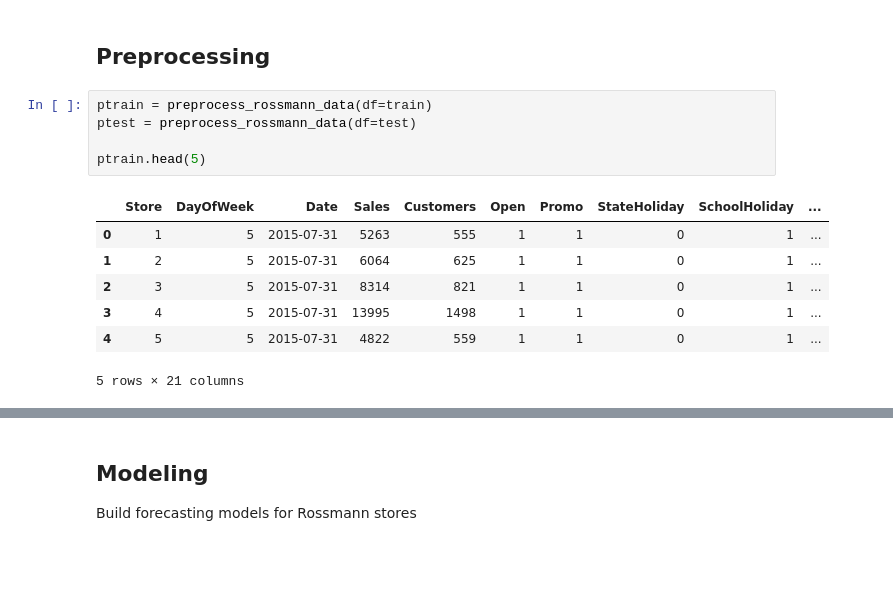
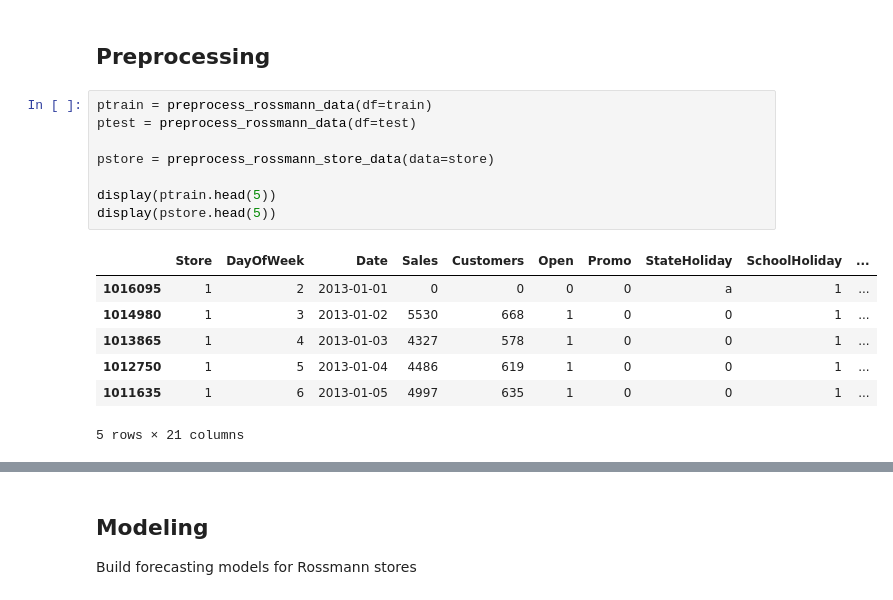
Before and after one commit to soutogustavo/rossmann-forecasting-benchmark, a Jupyter notebook: notebooks/TSF_rossman_forecasting.ipynb, the cells around one changed output, grey strips where cells are left out. Saved outputs shown, nothing was run; the diff lists cells and outputs as text; blank space fills up the shorter version.

```diff
--- a/notebooks/TSF_rossman_forecasting.ipynb
+++ b/notebooks/TSF_rossman_forecasting.ipynb
@@ -83,13 +87,16 @@ Test dataset:
 # %%
 ptrain = preprocess_rossmann_data(df=train)
 ptest = preprocess_rossmann_data(df=test)
 
-ptrain.head(5)
+pstore = preprocess_rossmann_store_data(data=store)
+
+display(ptrain.head(5))
+display(pstore.head(5))
 # %% [output]
 |  | Store | DayOfWeek | Date | Sales | Customers | Open | Promo | StateHoliday | SchoolHoliday | ... |
-| 0 | 1 | 5 | 2015-07-31 | 5263 | 555 | 1 | 1 | 0 | 1 | ... |
-| 1 | 2 | 5 | 2015-07-31 | 6064 | 625 | 1 | 1 | 0 | 1 | ... |
-| 2 | 3 | 5 | 2015-07-31 | 8314 | 821 | 1 | 1 | 0 | 1 | ... |
-| 3 | 4 | 5 | 2015-07-31 | 13995 | 1498 | 1 | 1 | 0 | 1 | ... |
-| 4 | 5 | 5 | 2015-07-31 | 4822 | 559 | 1 | 1 | 0 | 1 | ... |
+| 1016095 | 1 | 2 | 2013-01-01 | 0 | 0 | 0 | 0 | a | 1 | ... |
+| 1014980 | 1 | 3 | 2013-01-02 | 5530 | 668 | 1 | 0 | 0 | 1 | ... |
+| 1013865 | 1 | 4 | 2013-01-03 | 4327 | 578 | 1 | 0 | 0 | 1 | ... |
+| 1012750 | 1 | 5 | 2013-01-04 | 4486 | 619 | 1 | 0 | 0 | 1 | ... |
+| 1011635 | 1 | 6 | 2013-01-05 | 4997 | 635 | 1 | 0 | 0 | 1 | ... |
 5 rows × 21 columns
```
Also changed, not shown: parts of 19 cells of this notebook, 3 other files.
